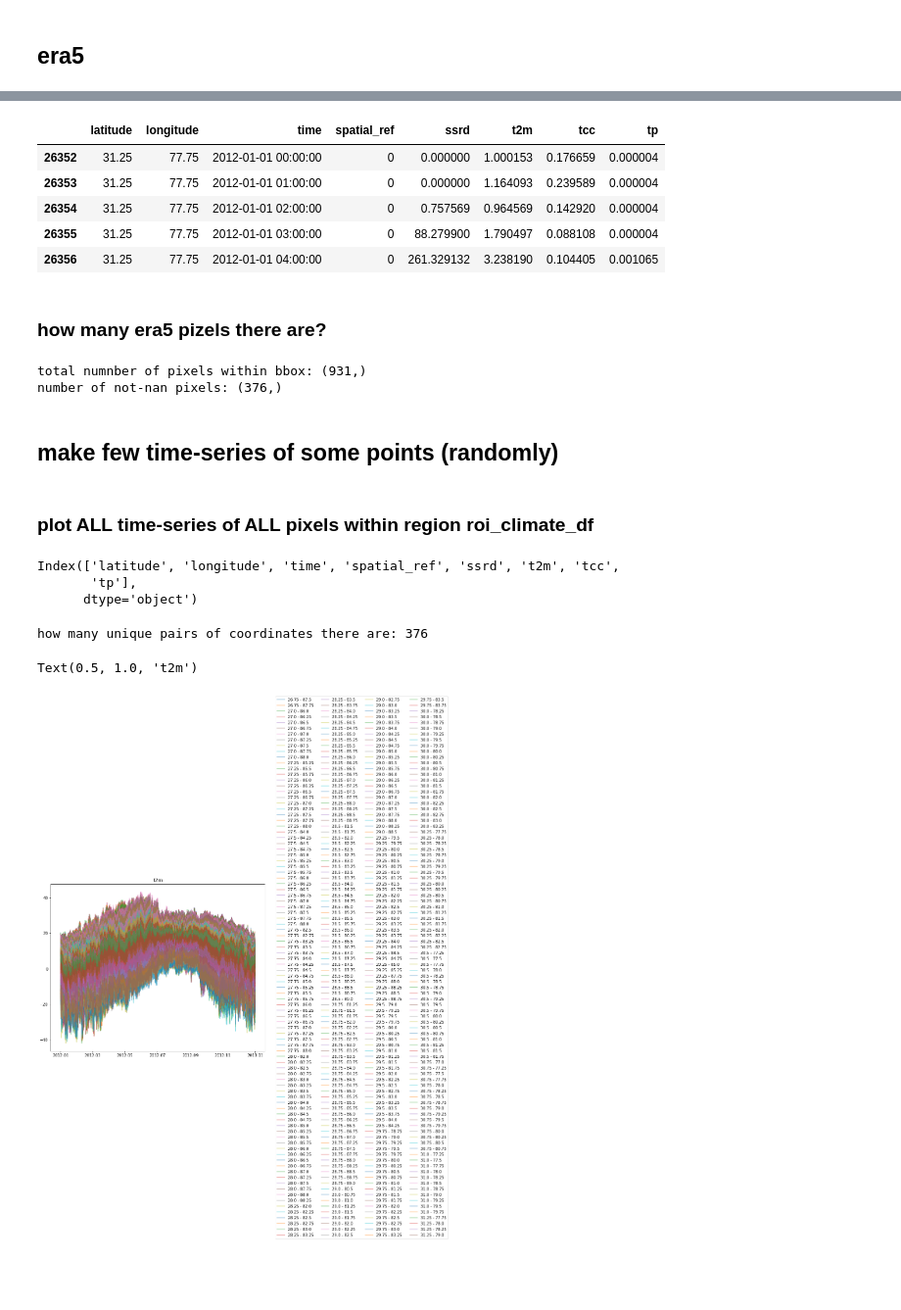
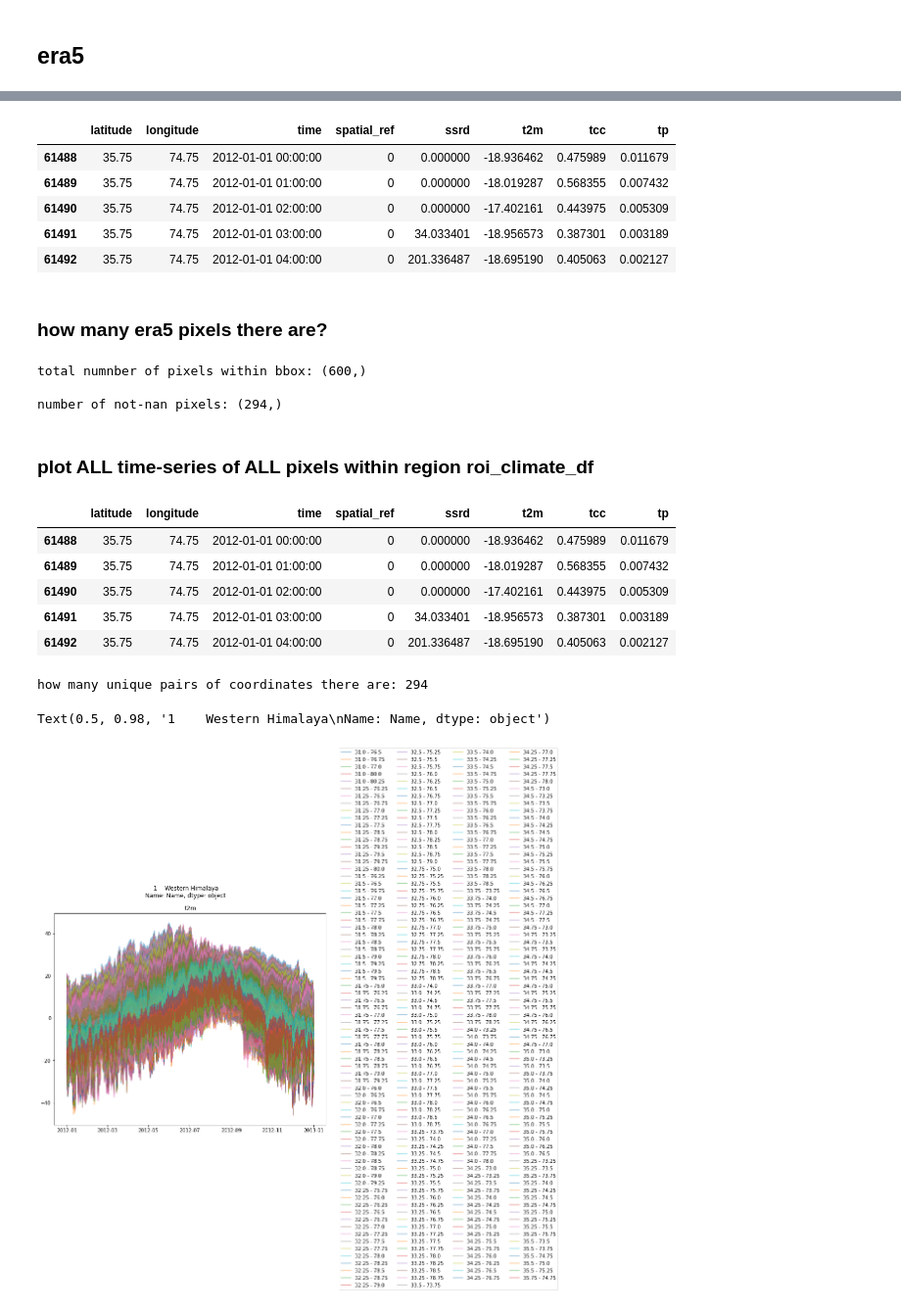
Before and after one commit to varyabazilova/hma_regions, a Jupyter notebook: all_era5pixel_timeseries.ipynb, the cells around one changed output, grey strips where cells are left out. Shown at 98% size. Drawn from its saved outputs; the diff is of its cells as text; code cells hidden in the pictures; blank space fills up the shorter version.

```diff
--- a/all_era5pixel_timeseries.ipynb
+++ b/all_era5pixel_timeseries.ipynb
@@ -43,8 +54,10 @@ climate['ssrd'] = climate.ssrd / 3600
 # %%
 ''' change name of the mountain range here'''
 
-roi = hma[hma['Name'] == 'Central Himalaya']
+# roi = hma[hma['Name'] == 'Central Himalaya']
+roi = hma[hma['Name'] == hma_df.Name[1]]
 name = roi.Name
+print(roi.Name)
 # karakoram.crs
 
 # add crs to the dataset (netcdf file) - maybe this is not even needed
@@ -118,25 +87,23 @@ roi_climate_df = roi_climate_df.drop_duplicates()
 roi_climate_df.head()
 # %% [output]
 |  | latitude | longitude | time | spatial_ref | ssrd | t2m | tcc | tp |
-| 26352 | 31.25 | 77.75 | 2012-01-01 00:00:00 | 0 | 0.000000 | 1.000153 | 0.176659 | 0.000004 |
-| 26353 | 31.25 | 77.75 | 2012-01-01 01:00:00 | 0 | 0.000000 | 1.164093 | 0.239589 | 0.000004 |
-| 26354 | 31.25 | 77.75 | 2012-01-01 02:00:00 | 0 | 0.757569 | 0.964569 | 0.142920 | 0.000004 |
-| 26355 | 31.25 | 77.75 | 2012-01-01 03:00:00 | 0 | 88.279900 | 1.790497 | 0.088108 | 0.000004 |
-| 26356 | 31.25 | 77.75 | 2012-01-01 04:00:00 | 0 | 261.329132 | 3.238190 | 0.104405 | 0.001065 |
+| 61488 | 35.75 | 74.75 | 2012-01-01 00:00:00 | 0 | 0.000000 | -18.936462 | 0.475989 | 0.011679 |
+| 61489 | 35.75 | 74.75 | 2012-01-01 01:00:00 | 0 | 0.000000 | -18.019287 | 0.568355 | 0.007432 |
+| 61490 | 35.75 | 74.75 | 2012-01-01 02:00:00 | 0 | 0.000000 | -17.402161 | 0.443975 | 0.005309 |
+| 61491 | 35.75 | 74.75 | 2012-01-01 03:00:00 | 0 | 34.033401 | -18.956573 | 0.387301 | 0.003189 |
+| 61492 | 35.75 | 74.75 | 2012-01-01 04:00:00 | 0 | 201.336487 | -18.695190 | 0.405063 | 0.002127 |
 # %% [markdown]
-### how many era5 pizels there are?
+### how many era5 pixels there are?
 # %%
 # calculate how many era5 pix fall into the mountain range polygon
 
 x = roi_climate.t2m[1,:,:].values.flatten()
-x_count = roi_climate.t2m.median(dim='time').values.flatten().shape
-print('total numnber of pixels within bbox:', x_count)
+print('total numnber of pixels within bbox:', x.shape, '\n')
 
 # without nans
 x2 = x[~np.isnan(x)]
 print('number of not-nan pixels:', x2.shape)
 # %% [output]
-total numnber of pixels within bbox: (931,)
-number of not-nan pixels: (376,)
+total numnber of pixels within bbox: (600,)
+
+number of not-nan pixels: (294,)
-# %% [markdown]
-## make few time-series of some points (randomly)
@@ -156,11 +110,15 @@ number of not-nan pixels: (376,)
 # %% [markdown]
 ### plot ALL time-series of ALL pixels within region roi_climate_df
 # %%
-roi_climate_df.columns
+# roi_climate_df.columns
+roi_climate_df.head()
 # %% [output]
-Index(['latitude', 'longitude', 'time', 'spatial_ref', 'ssrd', 't2m', 'tcc',
-       'tp'],
-      dtype='object')
+|  | latitude | longitude | time | spatial_ref | ssrd | t2m | tcc | tp |
+| 61488 | 35.75 | 74.75 | 2012-01-01 00:00:00 | 0 | 0.000000 | -18.936462 | 0.475989 | 0.011679 |
+| 61489 | 35.75 | 74.75 | 2012-01-01 01:00:00 | 0 | 0.000000 | -18.019287 | 0.568355 | 0.007432 |
+| 61490 | 35.75 | 74.75 | 2012-01-01 02:00:00 | 0 | 0.000000 | -17.402161 | 0.443975 | 0.005309 |
+| 61491 | 35.75 | 74.75 | 2012-01-01 03:00:00 | 0 | 34.033401 | -18.956573 | 0.387301 | 0.003189 |
+| 61492 | 35.75 | 74.75 | 2012-01-01 04:00:00 | 0 | 201.336487 | -18.695190 | 0.405063 | 0.002127 |
 # %%
 # (1) sub-select temperatures and precipitation separately:
 t2m = roi_climate_df[['latitude', 'longitude', 'time', 't2m']]
@@ -171,33 +129,34 @@ ssrd =  roi_climate_df[['latitude', 'longitude', 'time', 'ssrd']]
 lats_and_lons = roi_climate_df[['latitude', 'longitude']].groupby(['latitude', 'longitude']).size().reset_index()
 print('how many unique pairs of coordinates there are:', len(lats_and_lons))
 # %% [output]
-how many unique pairs of coordinates there are: 376
+how many unique pairs of coordinates there are: 294
 # %%
 #  TEMPERATURES:
 
 fig, ax = plt.subplots(figsize=(10, 8))
 
 # short = roi.reset_index()
 
 subs_t2m = []
 
 # for lat, lon in zip(roi.latitude, roi.longitude):
 
 for lat, lon in zip(lats_and_lons.latitude, lats_and_lons.longitude):
 
 # for lat, lon in zip(short.latitude.unique(), short.longitude.unique()):
     # print(lat, lon)
     subdf = t2m[(t2m.latitude==lat) & (t2m.longitude==lon)]
     subdf.set_index('time', inplace=True)
 
     subs_t2m.append(subdf)
 
     ax.plot(subdf.index, subdf.t2m, alpha = 0.5, label='{lat} - {lon}'.format(lat=lat, lon=lon))
 ax.legend(bbox_to_anchor=(1.04,0.5), loc="center left", ncol=4)
 plt.title('t2m')
+plt.suptitle(str(name))
 # %% [output]
-Text(0.5, 1.0, 't2m')
+Text(0.5, 0.98, '1    Western Himalaya\nName: Name, dtype: object')
-[figure, old version]
+[figure, new version]
 # %%
 # TOTAL PRECIPITATION (HOURLY)
 
```
Also changed, not shown: parts of 11 cells of this notebook, 2 other files.
